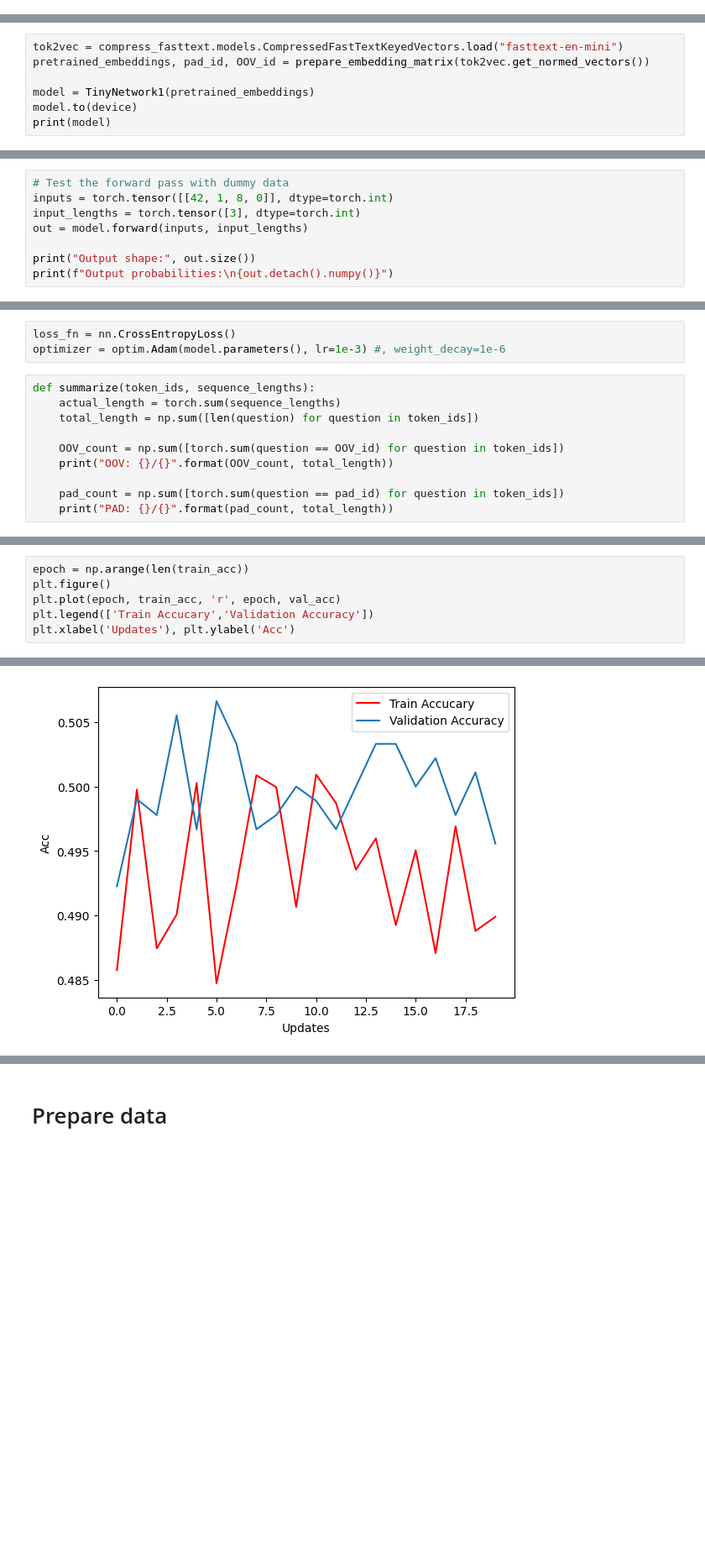
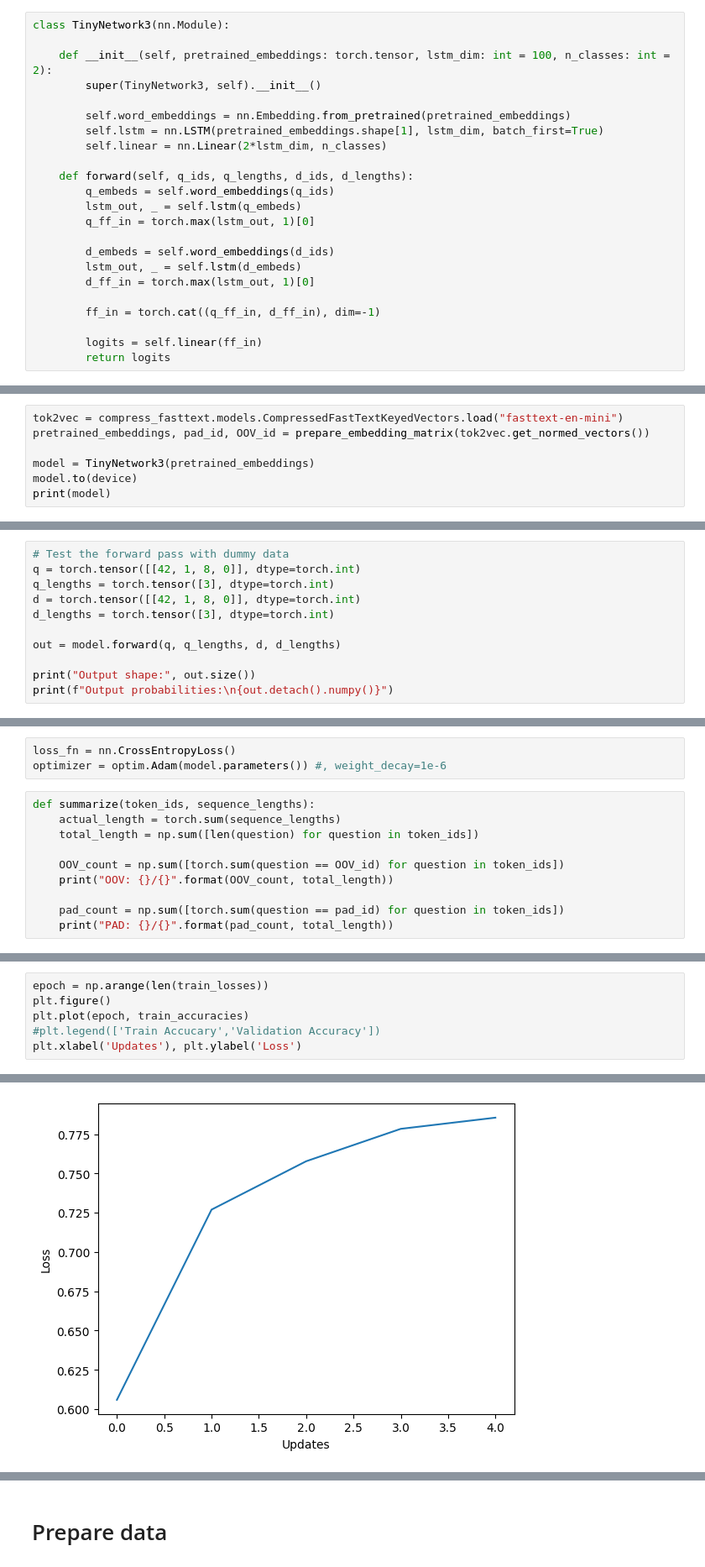
Before and after one commit to RasmusML/nlp_question_answer_project, a Jupyter notebook: 2. Representation Learning.ipynb, the cells around one changed output, grey strips where cells are left out. Shown at 84% size. Cells and saved outputs as stored; diff of their text form; blank space fills up the shorter version.

Commit message:
Q2 the network is learning

```diff
--- a/2. Representation Learning.ipynb
+++ b/2. Representation Learning.ipynb
@@ -235,3 +221,26 @@ tensor([[1, 2],
+# %%
+class TinyNetwork3(nn.Module):
+
+    def __init__(self, pretrained_embeddings: torch.tensor, lstm_dim: int = 100, n_classes: int = 2):
+        super(TinyNetwork3, self).__init__()
+
+        self.word_embeddings = nn.Embedding.from_pretrained(pretrained_embeddings)
+        self.lstm = nn.LSTM(pretrained_embeddings.shape[1], lstm_dim, batch_first=True)
+        self.linear = nn.Linear(2*lstm_dim, n_classes)
+
+    def forward(self, q_ids, q_lengths, d_ids, d_lengths):
+        q_embeds = self.word_embeddings(q_ids)
+        lstm_out, _ = self.lstm(q_embeds)
+        q_ff_in = torch.max(lstm_out, 1)[0]
+
+        d_embeds = self.word_embeddings(d_ids)
+        lstm_out, _ = self.lstm(d_embeds)
+        d_ff_in = torch.max(lstm_out, 1)[0]
+
+        ff_in = torch.cat((q_ff_in, d_ff_in), dim=-1)
+
+        logits = self.linear(ff_in)
+        return logits
 # %%
 def prepare_embedding_matrix(embed_matrix):
     embed_dim = embed_matrix.shape[1]
@@ -253,7 +262,7 @@ device(type='cpu')
 tok2vec = compress_fasttext.models.CompressedFastTextKeyedVectors.load("fasttext-en-mini")
 pretrained_embeddings, pad_id, OOV_id = prepare_embedding_matrix(tok2vec.get_normed_vectors())
 
-model = TinyNetwork1(pretrained_embeddings)
+model = TinyNetwork3(pretrained_embeddings)
 model.to(device)
 print(model)
 # %% [output]
@@ -265,9 +273,12 @@ TinyNetwork1(
 )
 # %%
 # Test the forward pass with dummy data
-inputs = torch.tensor([[42, 1, 8, 0]], dtype=torch.int)
-input_lengths = torch.tensor([3], dtype=torch.int)
-out = model.forward(inputs, input_lengths)
+q = torch.tensor([[42, 1, 8, 0]], dtype=torch.int)
+q_lengths = torch.tensor([3], dtype=torch.int)
+d = torch.tensor([[42, 1, 8, 0]], dtype=torch.int)
+d_lengths = torch.tensor([3], dtype=torch.int)
+
+out = model.forward(q, q_lengths, d, d_lengths)
 
 print("Output shape:", out.size())
 print(f"Output probabilities:\n{out.detach().numpy()}")
@@ -281,6 +289,6 @@ Output probabilities:
 # %%
 loss_fn = nn.CrossEntropyLoss()
-optimizer = optim.Adam(model.parameters(), lr=1e-3) #, weight_decay=1e-6
+optimizer = optim.Adam(model.parameters()) #, weight_decay=1e-6
 # %%
 def summarize(token_ids, sequence_lengths):
     actual_length = torch.sum(sequence_lengths)
@@ -414,7 +378,7 @@ RuntimeError: Expected target size [64, 2], got [64]
 # %%
-epoch = np.arange(len(train_acc))
+epoch = np.arange(len(train_losses))
 plt.figure()
-plt.plot(epoch, train_acc, 'r', epoch, val_acc)
-plt.legend(['Train Accucary','Validation Accuracy'])
-plt.xlabel('Updates'), plt.ylabel('Acc')
+plt.plot(epoch, train_accuracies)
+#plt.legend(['Train Accucary','Validation Accuracy'])
+plt.xlabel('Updates'), plt.ylabel('Loss')
 # %% [output]
@@ -422 +386 @@ plt.xlabel('Updates'), plt.ylabel('Acc')
-[figure, old version]
+[figure, new version]
```
Also changed, not shown: parts of 24 cells of this notebook, 1 other file.
